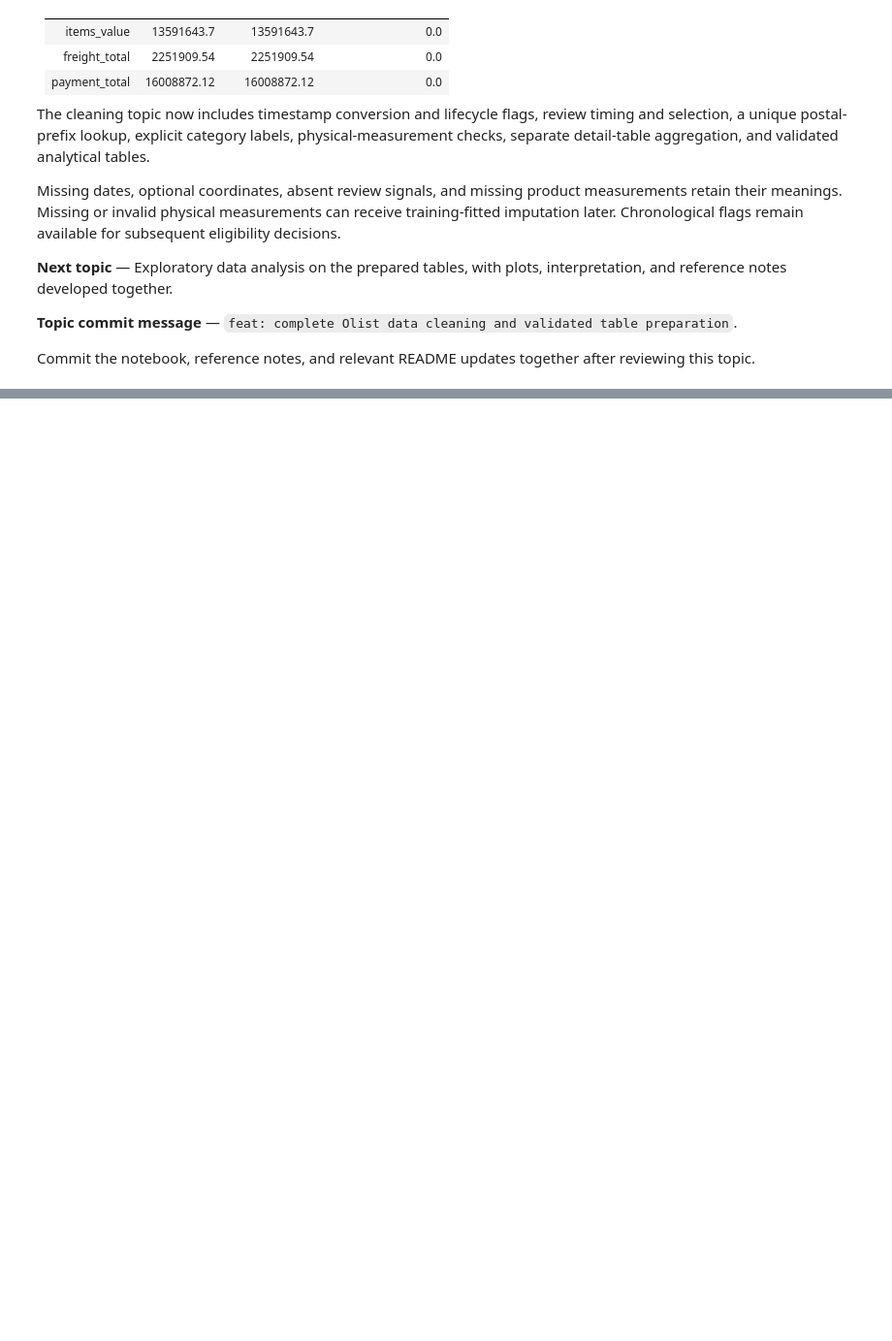
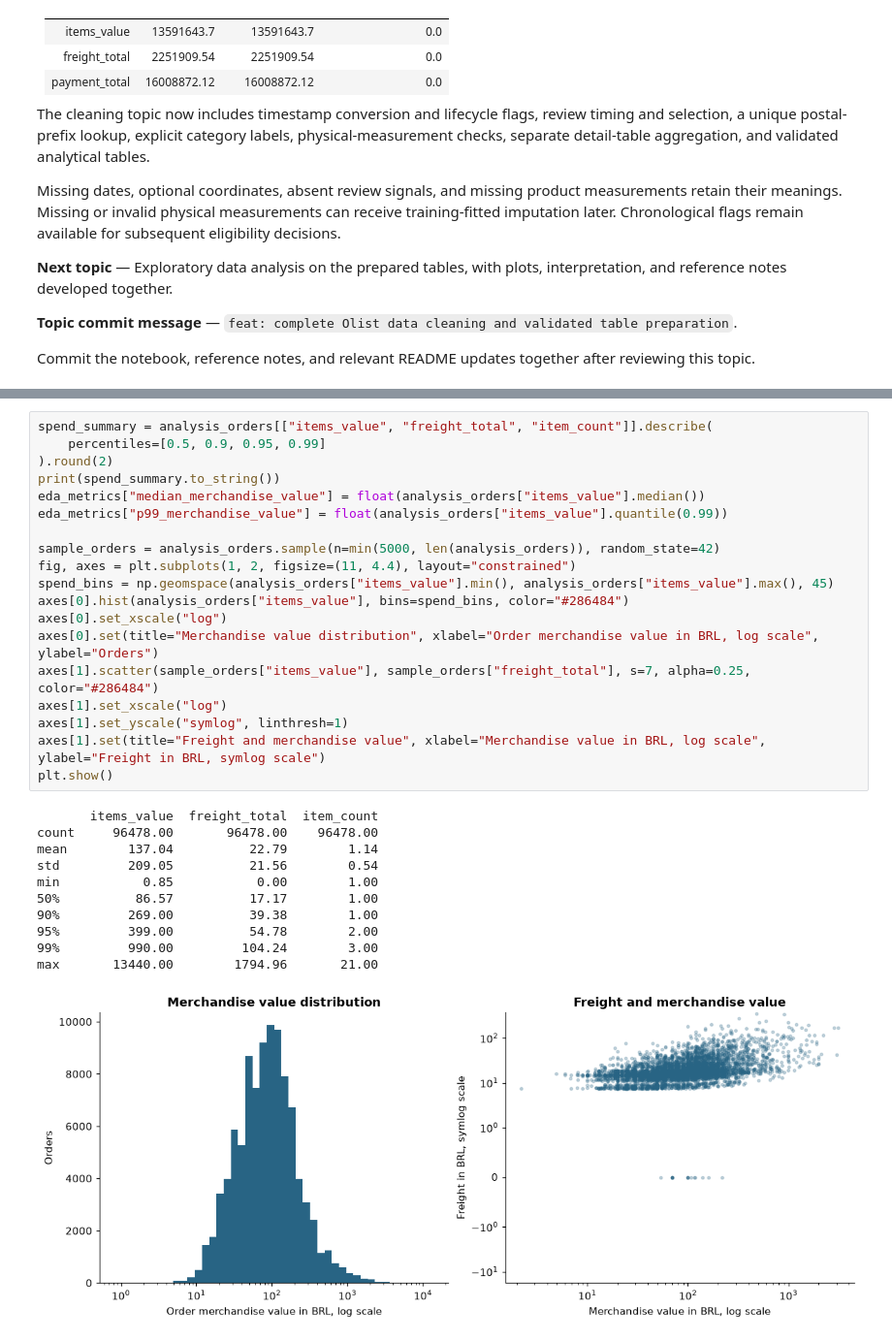
Before and after one commit to oyelurker/cse303-ml-AP24110010128-olist-recommender, a Jupyter notebook: olist_pipeline.ipynb, the cells around one changed output, grey strips where cells are left out. Shown at 97% size. Saved outputs shown, nothing was run; the diff lists cells and outputs as text; blank space fills up the shorter version.

```diff
--- a/olist_pipeline.ipynb
+++ b/olist_pipeline.ipynb
@@ -1074,0 +1185,31 @@ Commit the notebook, reference notes, and relevant README updates together after
+# %%
+spend_summary = analysis_orders[["items_value", "freight_total", "item_count"]].describe(
+    percentiles=[0.5, 0.9, 0.95, 0.99]
+).round(2)
+print(spend_summary.to_string())
+eda_metrics["median_merchandise_value"] = float(analysis_orders["items_value"].median())
+eda_metrics["p99_merchandise_value"] = float(analysis_orders["items_value"].quantile(0.99))
+
+sample_orders = analysis_orders.sample(n=min(5000, len(analysis_orders)), random_state=42)
+fig, axes = plt.subplots(1, 2, figsize=(11, 4.4), layout="constrained")
+spend_bins = np.geomspace(analysis_orders["items_value"].min(), analysis_orders["items_value"].max(), 45)
+axes[0].hist(analysis_orders["items_value"], bins=spend_bins, color="#286484")
+axes[0].set_xscale("log")
+axes[0].set(title="Merchandise value distribution", xlabel="Order merchandise value in BRL, log scale", ylabel="Orders")
+axes[1].scatter(sample_orders["items_value"], sample_orders["freight_total"], s=7, alpha=0.25, color="#286484")
+axes[1].set_xscale("log")
+axes[1].set_yscale("symlog", linthresh=1)
+axes[1].set(title="Freight and merchandise value", xlabel="Merchandise value in BRL, log scale", ylabel="Freight in BRL, symlog scale")
+plt.show()
+# %% [output]
+       items_value  freight_total  item_count
+count     96478.00       96478.00    96478.00
+mean        137.04          22.79        1.14
+std         209.05          21.56        0.54
+min           0.85           0.00        1.00
+50%          86.57          17.17        1.00
+90%         269.00          39.38        1.00
+95%         399.00          54.78        2.00
+99%         990.00         104.24        3.00
+max       13440.00        1794.96       21.00
+[figure, added]
```
Also changed, not shown: parts of 32 cells of this notebook, 4 other files.
